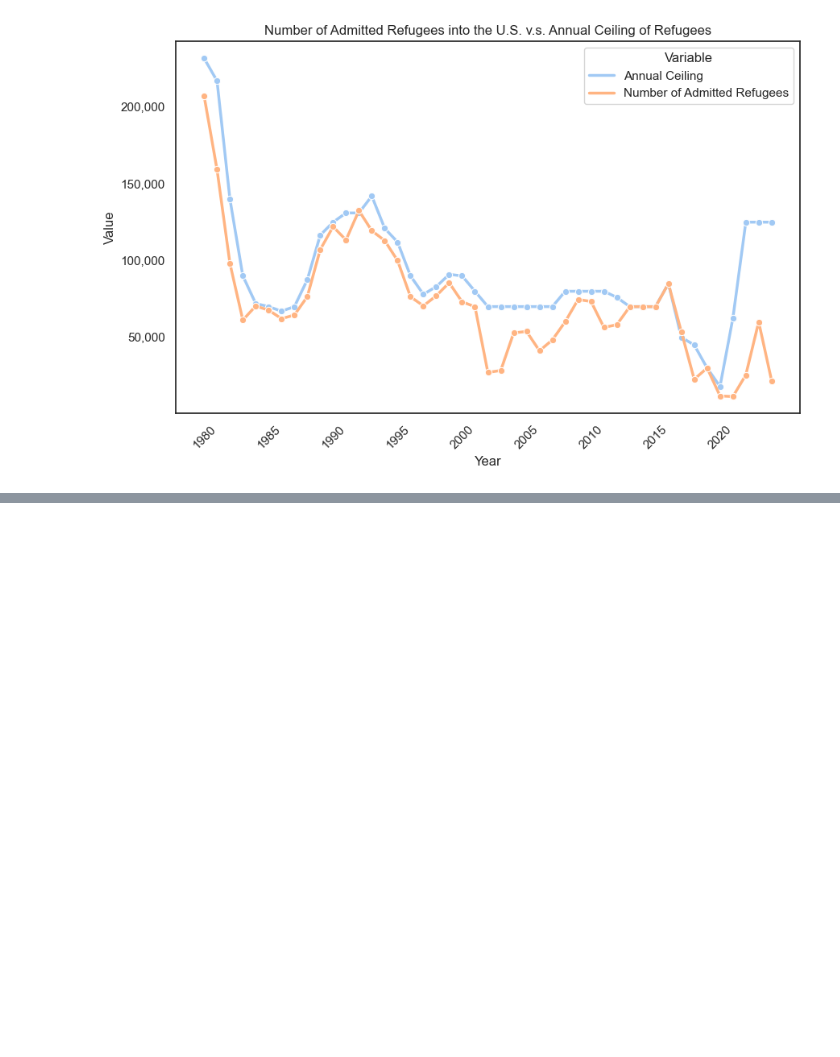
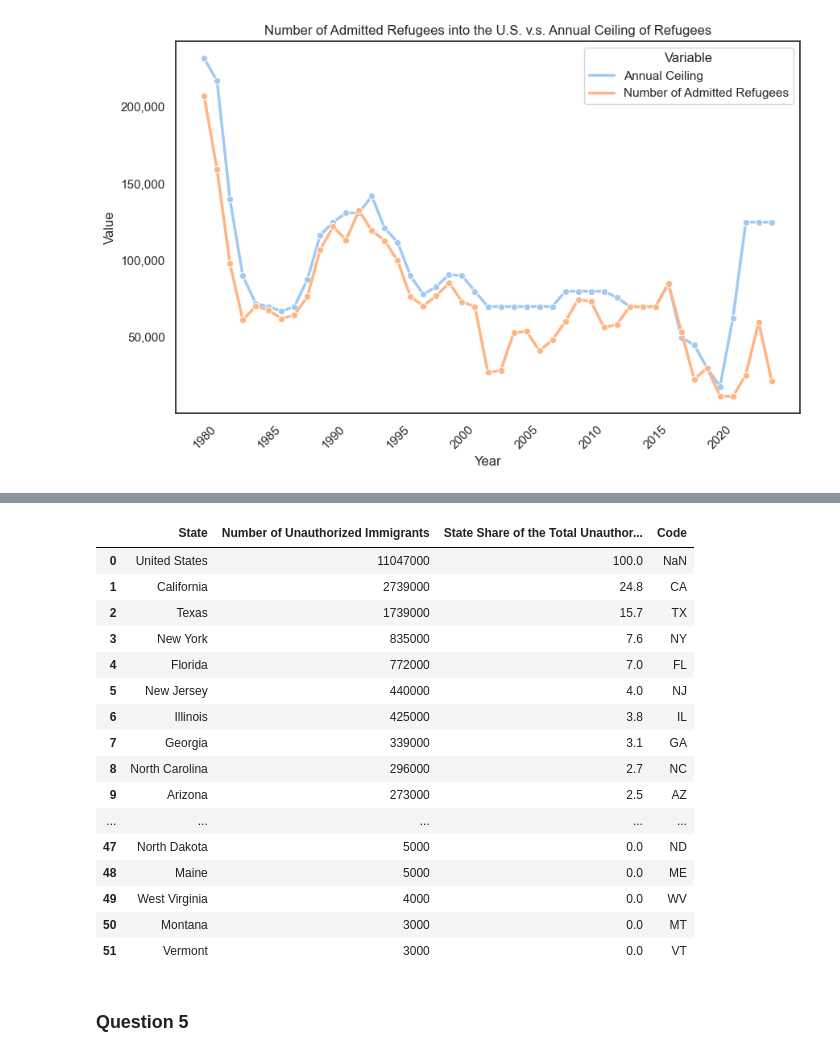
Before and after one commit to MaxB5282/Capstone, a Jupyter notebook: data/data exploration.ipynb, the cells around one changed output, grey strips where cells are left out. Drawn from its saved outputs; the diff is of its cells as text; code cells hidden in the pictures; blank space fills up the shorter version.

Commit message:
Question 5

```diff
--- a/data/data exploration.ipynb
+++ b/data/data exploration.ipynb
@@ -428,0 +431,6 @@ use_inf_as_na option is deprecated and will be removed in a future version. Conv
+# %%
+unauthorized_estimates['Code'] = unauthorized_estimates['State'].map(code)
+
+unauthorized_estimates = unauthorized_estimates.applymap(lambda x: x.replace(',', '') if isinstance(x, str) else x)
+
+unauthorized_estimates['Number of Unauthorized Immigrants'].astype('float')
@@ -428,0 +456,20 @@ use_inf_as_na option is deprecated and will be removed in a future version. Conv
+# %%
+unauthorized_estimates
+# %% [output]
+|  | State | Number of Unauthorized Immigrants | State Share of the Total Unauthor... | Code |
+| 0 | United States | 11047000 | 100.0 | NaN |
+| 1 | California | 2739000 | 24.8 | CA |
+| 2 | Texas | 1739000 | 15.7 | TX |
+| 3 | New York | 835000 | 7.6 | NY |
+| 4 | Florida | 772000 | 7.0 | FL |
+| 5 | New Jersey | 440000 | 4.0 | NJ |
+| 6 | Illinois | 425000 | 3.8 | IL |
+| 7 | Georgia | 339000 | 3.1 | GA |
+| 8 | North Carolina | 296000 | 2.7 | NC |
+| 9 | Arizona | 273000 | 2.5 | AZ |
+| ... | ... | ... | ... | ... |
+| 47 | North Dakota | 5000 | 0.0 | ND |
+| 48 | Maine | 5000 | 0.0 | ME |
+| 49 | West Virginia | 4000 | 0.0 | WV |
+| 50 | Montana | 3000 | 0.0 | MT |
+| 51 | Vermont | 3000 | 0.0 | VT |
@@ -428,0 +487,2 @@ use_inf_as_na option is deprecated and will be removed in a future version. Conv
+# %% [markdown]
+### Question 5
```
Also changed, not shown: parts of 15 cells of this notebook.
